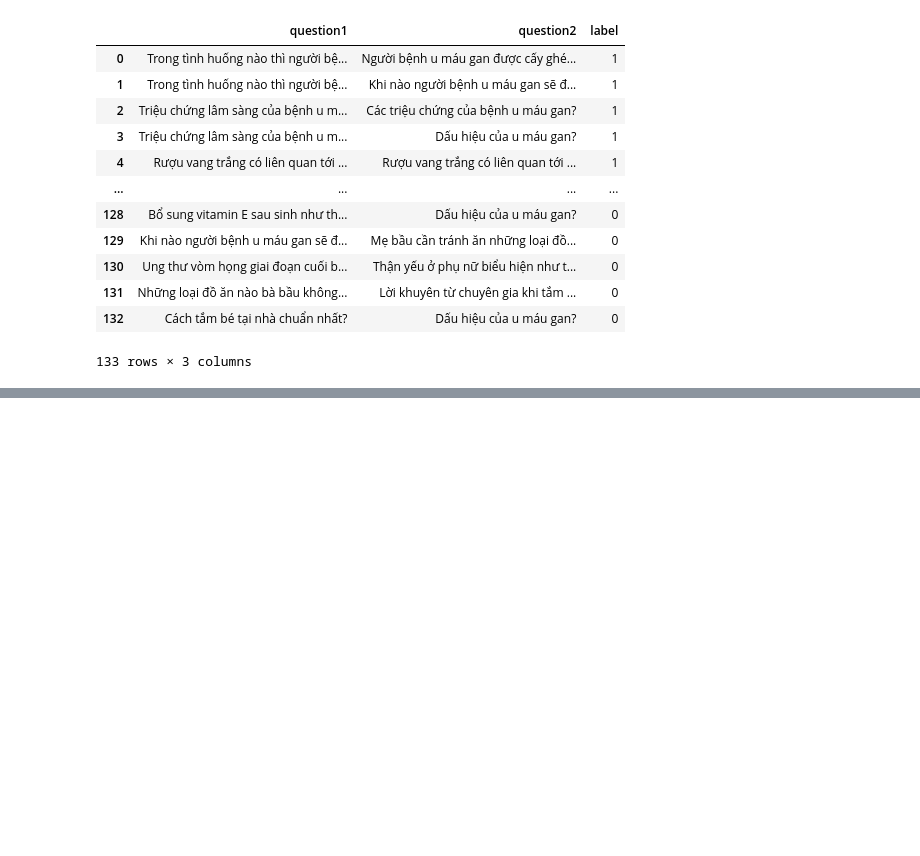
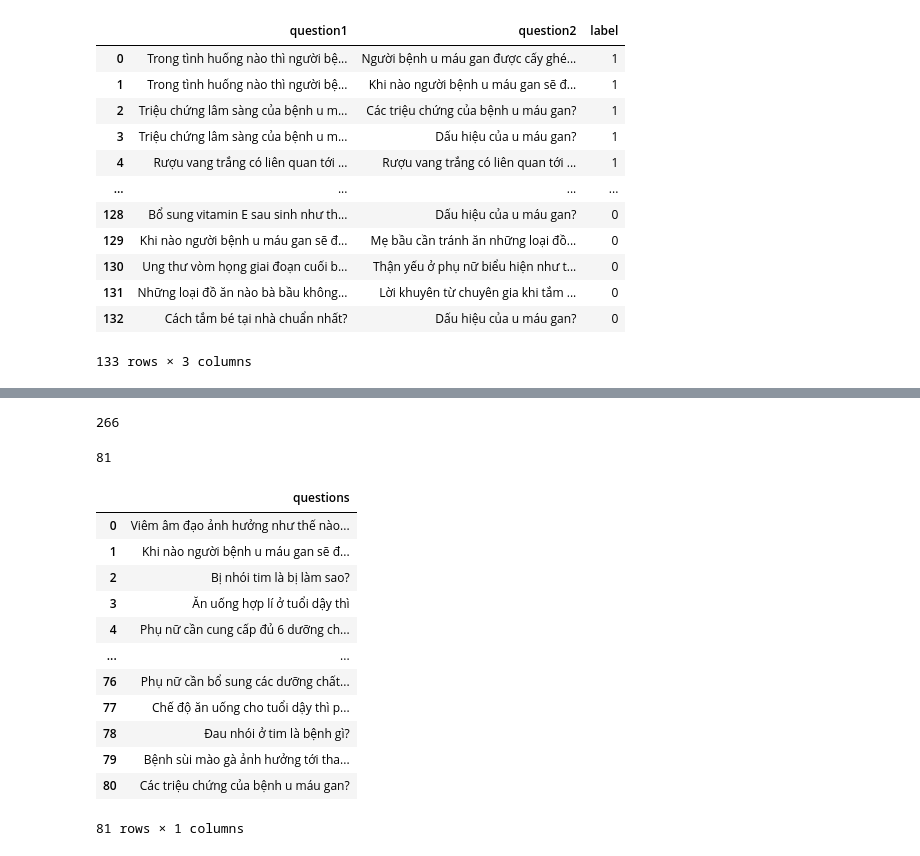
Before and after one commit to nducthang/Question-Similarity-in-Medical, a Jupyter notebook: notebooks/convert_data.ipynb, the cells around one changed output, grey strips where cells are left out. Cells and saved outputs as stored; diff of their text form; code cells hidden in the pictures; blank space fills up the shorter version.

Commit message:
question list

```diff
--- a/notebooks/convert_data.ipynb
+++ b/notebooks/convert_data.ipynb
@@ -156,0 +159,4 @@ train_data.to_csv('./data/processed/train.csv', index=False)
+# %%
+import pandas as pd
+data = pd.read_csv("./data/processed/train.csv")
+data
@@ -156,0 +177,28 @@ train_data.to_csv('./data/processed/train.csv', index=False)
+# %%
+q = data['question1'].tolist() + data['question2'].tolist()
+len(q)
+# %% [output]
+266
+# %%
+q = set(q)
+len(q)
+# %% [output]
+81
+# %%
+output = pd.DataFrame(q, columns = ['questions'])
+# %%
+output
+# %% [output]
+|  | questions |
+| 0 | Viêm âm đạo ảnh hưởng như thế nào... |
+| 1 | Khi nào người bệnh u máu gan sẽ đ... |
+| 2 | Bị nhói tim là bị làm sao? |
+| 3 | Ăn uống hợp lí ở tuổi dậy thì |
+| 4 | Phụ nữ cần cung cấp đủ 6 dưỡng ch... |
+| ... | ... |
+| 76 | Phụ nữ cần bổ sung các dưỡng chất... |
+| 77 | Chế độ ăn uống cho tuổi dậy thì p... |
+| 78 | Đau nhói ở tim là bệnh gì? |
+| 79 | Bệnh sùi mào gà ảnh hưởng tới tha... |
+| 80 | Các triệu chứng của bệnh u máu gan? |
+81 rows × 1 columns
```
Also changed, not shown: parts of 3 cells of this notebook.
